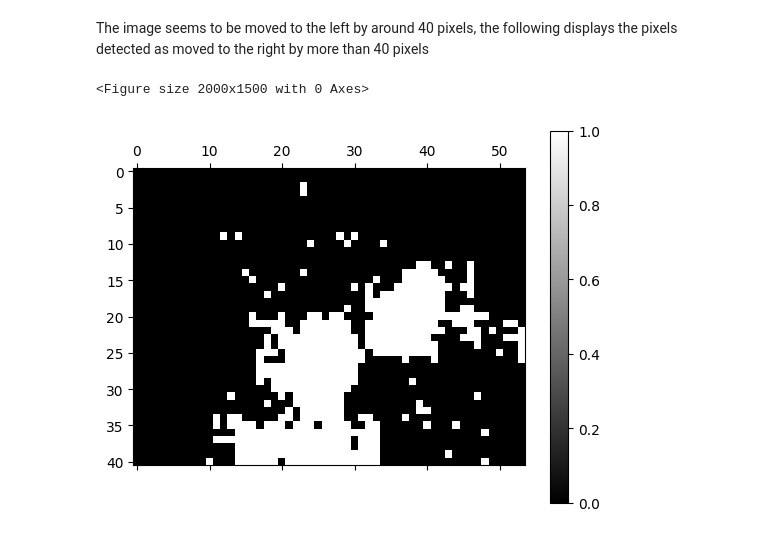
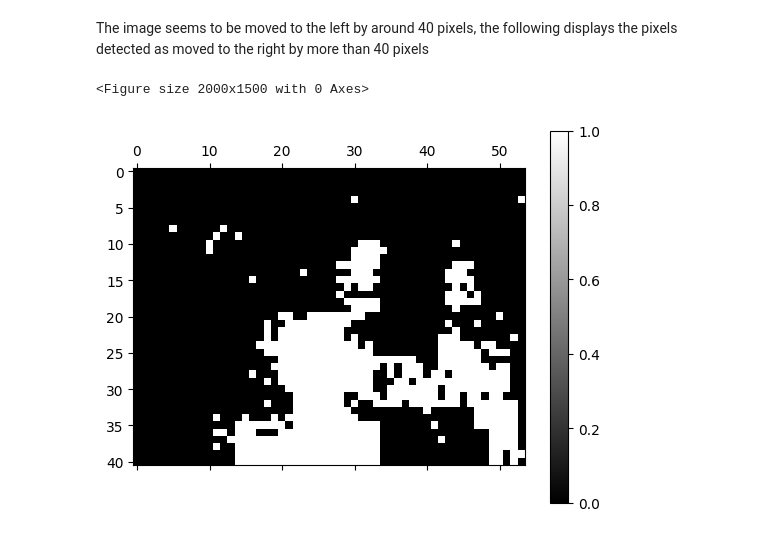
Before and after one commit to Seb-sti1/PfAS, a Jupyter notebook: src/day6_ex_week_3/WeeklyProject.ipynb, the cells around one changed output. Saved outputs shown, nothing was run; the diff lists cells and outputs as text; code cells hidden in the pictures.

```diff
--- a/src/day6_ex_week_3/WeeklyProject.ipynb
+++ b/src/day6_ex_week_3/WeeklyProject.ipynb
@@ -89,13 +89,15 @@ img_right, gray_right = load("tsukuba_right.png", True)
 [figure]
 # %%
 import math
+
 size = 7
-result = np.zeros((math.ceil((gray_left.shape[0] - size)/7), math.ceil((gray_left.shape[1] - size)/7), 2), dtype=np.int32)
+result = np.zeros((math.ceil((gray_left.shape[0] - size) / 7), math.ceil((gray_left.shape[1] - size) / 7), 2),
+                  dtype=np.int32)
 
 for row in range(0, gray_left.shape[0] - size, 7):
     span = gray_right[row:row + size, :]
     for col in range(0, gray_left.shape[1] - size, 7):
         r = find_max_corr(gray_left[row:row + size, col:col + size], span)
-        result[row//7, col//7, :] = r[0] - col, r[1]
+        result[row // 7, col // 7, :] = r[0] - col, r[1]
 # %%
 plt.figure(figsize=(20, 15))
@@ -116,9 +118,9 @@ plt.show()
 The image seems to be moved to the left by around 40 pixels, the following displays the pixels detected as moved to the right by more than 40 pixels
 # %%
 plt.figure(figsize=(20, 15))
-plt.matshow(result[:,:,0] < -40)
+plt.matshow(np.logical_and(result[:, :, 0] < -30, result[:, :, 0] > -50))
 plt.colorbar()
 plt.show()
 # %% [output]
 <Figure size 2000x1500 with 0 Axes>
-[figure, old version]
+[figure, new version]
```
Also changed, not shown: parts of 1 cell of this notebook, 1 other file.
